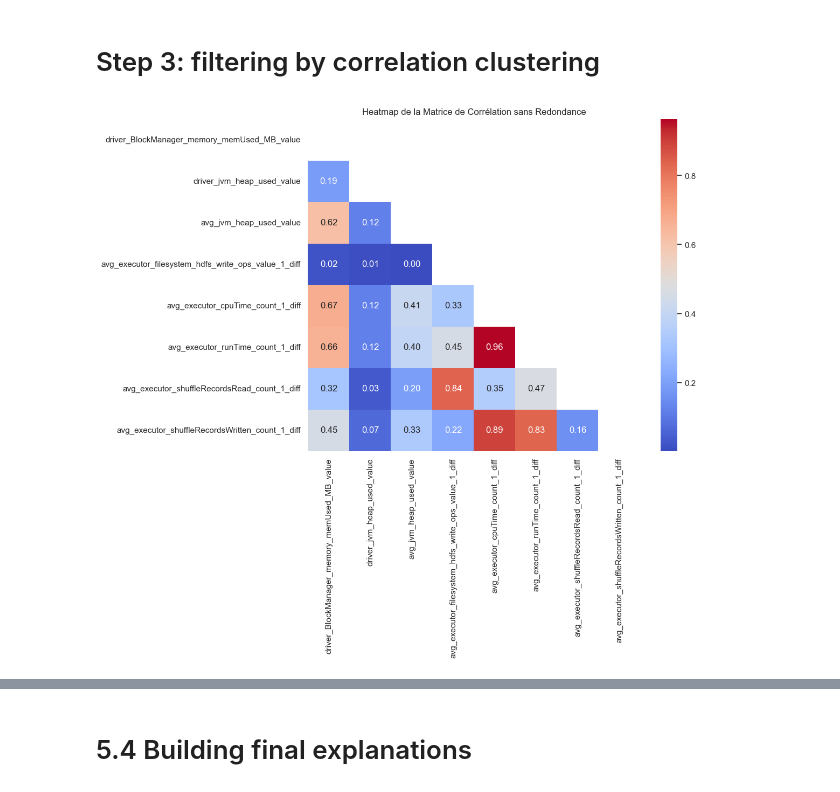
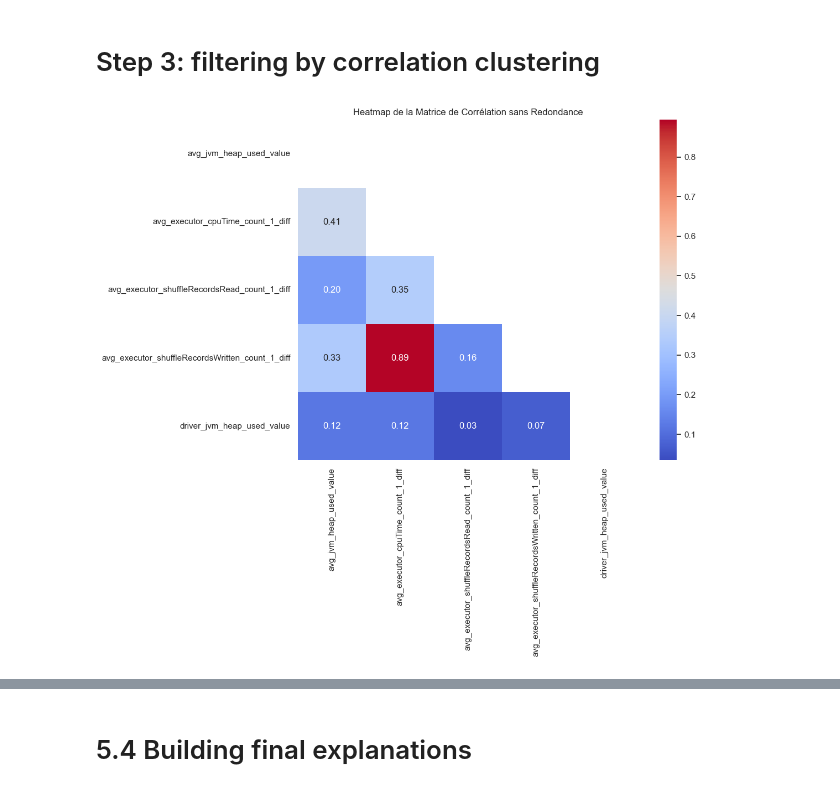
Before and after one commit to Yedson54/project-exstream, a Jupyter notebook: notebooks/extsream.ipynb, the cells around one changed output, grey strips where cells are left out. Cells and saved outputs as stored; diff of their text form; code cells hidden in the pictures.

Commit message:
put step 1 and step 3 like function of trace_id and anotation_id

```diff
--- a/notebooks/extsream.ipynb
+++ b/notebooks/extsream.ipynb
@@ -417,51 +425,62 @@ Significant features: ['avg_jvm_heap_used_value', 'avg_executor_cpuTime_count_1_
 # %% [markdown]
 # Step 3: filtering by correlation clustering
 # %%
-from sklearn.cluster import AgglomerativeClustering
-#selected_features = significant_features
-selected_features =  continuous_features
-data = pd.concat([TSA, TSR])[selected_features]
+def process_trace_anomaly(trace_id, ano_id, selected_features, threshold=0.8, linkage='complete'):
+    from sklearn.cluster import AgglomerativeClustering
+    TSA = bursty_input1_df_filtered[(bursty_input1_df_filtered['trace_id'] == trace_id)
+                                    & (bursty_input1_df_filtered['ano_id'] == ano_id)
+                                    & (bursty_input1_df_filtered['period_type'] == 'I_A')]
+    TSR = bursty_input1_df_filtered[(bursty_input1_df_filtered['trace_id'] == trace_id)
+                                    & (bursty_input1_df_filtered['ano_id'] == ano_id)
+                                    & (bursty_input1_df_filtered['period_type'] == 'I_R')]
 
-# Calculer la matrice de corrélation en valeur absolue
-corr_matrix = data.corr().abs()
+    data = pd.concat([TSA, TSR])[selected_features]
 
-# Créer une masque pour la partie supérieure du triangle (pour éliminer la redondance)
-mask = np.triu(np.ones_like(corr_matrix, dtype=bool))
+    # Calculer la matrice de corrélation en valeur absolue
+    corr_matrix = data.corr().abs()
 
-# Création d'une Heatmap pour visualiser la matrice de corrélation sans redondance
-plt.figure(figsize=(10, 8))
-sns.heatmap(corr_matrix, mask=mask, annot=True, fmt=".2f", cmap='coolwarm', square=True)
-plt.title('Heatmap de la Matrice de Corrélation sans Redondance')
-plt.show()
+    # Créer une masque pour la partie supérieure du triangle (pour éliminer la redondance)
+    mask = np.triu(np.ones_like(corr_matrix, dtype=bool))
+
+    # Création d'une Heatmap pour visualiser la matrice de corrélation sans redondance
+    plt.figure(figsize=(10, 8))
+    sns.heatmap(corr_matrix, mask=mask, annot=True, fmt=".2f", cmap='coolwarm', square=True)
+    plt.title('Heatmap de la Matrice de Corrélation sans Redondance')
+    plt.show()
 
 
-# Créer un seuil pour identifier les corrélations fortes (par exemple 0.8)
-threshold = 0.8
+    # Créer un seuil pour identifier les corrélations fortes (par exemple 0.8)
+    threshold = 0.8
 
-# Utiliser le clustering agglomératif pour regrouper les caractéristiques fortement corrélées
-clustering = AgglomerativeClustering(n_clusters=None, affinity='precomputed', linkage='complete', distance_threshold=threshold)
-clustering.fit(1 - corr_matrix)  # Utiliser 1 - corr_matrix car le clustering agglomératif s'attend à des distances
+    # Utiliser le clustering agglomératif pour regrouper les caractéristiques fortement corrélées
+    clustering = AgglomerativeClustering(n_clusters=None, affinity='precomputed', linkage='complete', distance_threshold=threshold)
+    clustering.fit(1 - corr_matrix)  # Utiliser 1 - corr_matrix car le clustering agglomératif s'attend à des distances
 
-# Identifier les représentants de chaque cluster
-cluster_labels = clustering.labels_
-unique_clusters = np.unique(cluster_labels)
-representative_features = []
+    # Identifier les représentants de chaque cluster
+    cluster_labels = clustering.labels_
+    unique_clusters = np.unique(cluster_labels)
+    representative_features = []
 
-for cluster in unique_clusters:
-    # Trouver les indices des caractéristiques dans chaque cluster
-    indices = np.where(cluster_labels == cluster)[0]
-    # Sélectionner la caractéristique avec la corrélation moyenne la plus basse dans le cluster
-    avg_corr = corr_matrix.iloc[indices, indices].mean().idxmin()
-    representative_features.append(avg_corr)
+    for cluster in unique_clusters:
+        # Trouver les indices des caractéristiques dans chaque cluster
+        indices = np.where(cluster_labels == cluster)[0]
+        # Sélectionner la caractéristique avec la corrélation moyenne la plus basse dans le cluster
+        avg_corr = corr_matrix.iloc[indices, indices].mean().idxmin()
+        representative_features.append(avg_corr)
 
-# Afficher les caractéristiques représentatives
-print("Caractéristiques représentatives sélectionnées : ", representative_features)
+    # Afficher les caractéristiques représentatives
+    print("Caractéristiques représentatives sélectionnées : ", representative_features)
 
 
-# print chaque cluster avec les caractéristiques qui lui sont associées et son representant
-for cluster in unique_clusters:
-    indices = np.where(cluster_labels == cluster)[0]
-    print(f"Cluster {cluster}:", ", ".join(data.columns[indices]))
-    print(f"Representative feature: {representative_features[cluster]}\n")
+    # print chaque cluster avec les caractéristiques qui lui sont associées et son representant
+    for cluster in unique_clusters:
+        indices = np.where(cluster_labels == cluster)[0]
+        print(f"Cluster {cluster}:", ", ".join(data.columns[indices]))
+
+        print(f"Representative feature: {representative_features[cluster]}\n")
+
+    return representative_features
+
+representative_features_1_1_1 = process_trace_anomaly('1_1', 1, significant_features_1_1_1, threshold=0.8, linkage='complete')
 # %% [output]
-[figure, old version]
+[figure, new version]
```
Also changed, not shown: parts of 2 cells of this notebook.
